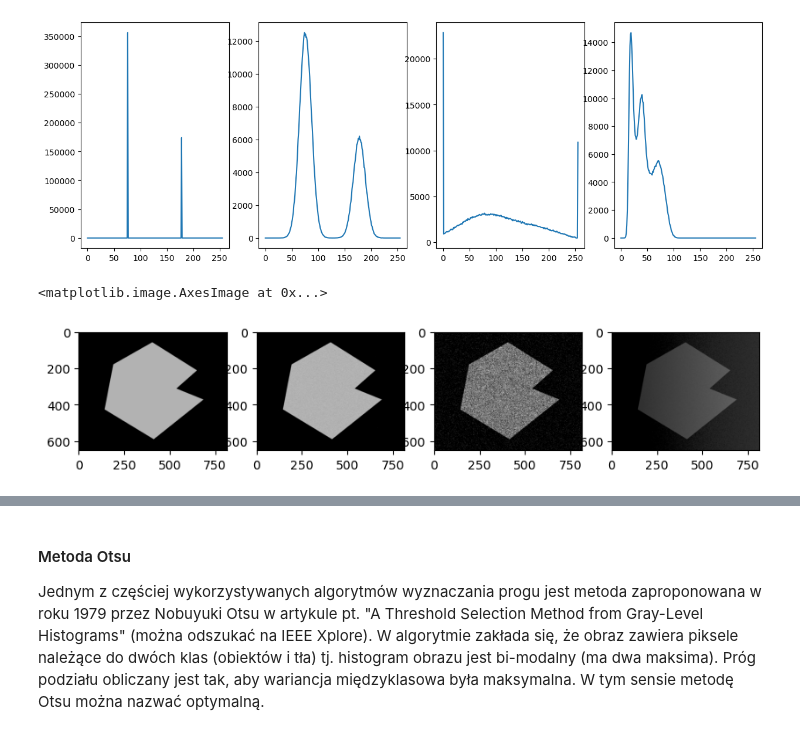
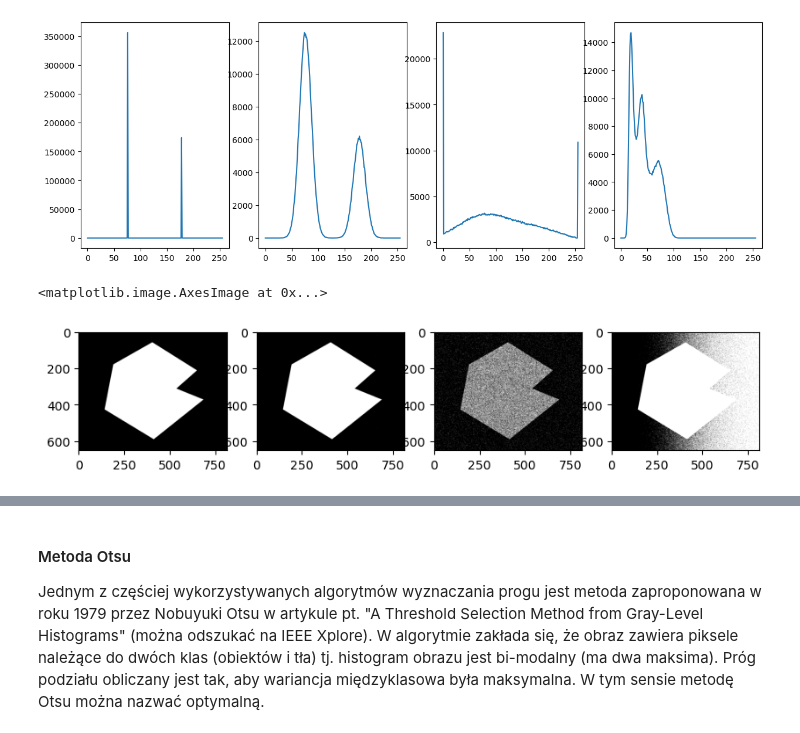
Before and after one commit to YgLK/computer_vision, a Jupyter notebook: lab04/04_thresholding.ipynb, the cells around one changed output, grey strips where cells are left out. Saved outputs shown, nothing was run; the diff lists cells and outputs as text; code cells hidden in the pictures.

```diff
--- a/lab04/04_thresholding.ipynb
+++ b/lab04/04_thresholding.ipynb
@@ -74,7 +74,7 @@ Na podstawie histogramu wyznacz próg i wykonaj binaryzację:
 Uwaga. Proszę powyższą funkcjonalność zaimplementować jako funkcję, gdyż przyda się w dalszej części ćwiczenia.
 # %%
 def binarization(img, treshold):
-    return img * (img > treshold)
+    return (img > treshold).astype('int')
 
 binary_coins = binarization(coins, 80)
 plt.imshow(binary_coins, cmap='gray')
@@ -128,21 +134,22 @@ axs[3].plot(fig_hist4)
 [<matplotlib.lines.Line2D at 0x...>]
 [figure]
 # %%
-fig_bin1 = binarization(fig1 , 80)
-fig_bin2 = binarization(fig2 , 125)
+# multiplied by 255 to get from [0,1] to [0,255] range
+fig_bin1 = binarization(fig1 , 80) * 255
+fig_bin2 = binarization(fig2 , 125) * 255
 # wyznaczenie odpowiedniego progu w fig3 i fig4 jest trudne
-fig_bin3 = binarization(fig3 , 170)
-fig_bin4 = binarization(fig4 , 30)
+fig_bin3 = binarization(fig3 , 170) * 255
+fig_bin4 = binarization(fig4 , 30) * 255
 # %%
 fig, axs = plt.subplots(1,4)
 
-axs[0].imshow(fig_bin1)
+axs[0].imshow(fig_bin1, cmap='gray')
 axs[1].imshow(fig_bin2)
 axs[2].imshow(fig_bin3)
 axs[3].imshow(fig_bin4)
 # %% [output]
 <matplotlib.image.AxesImage at 0x...>
-[figure, old version]
+[figure, new version]
 # %% [markdown]
 ### Automatyczne wyznaczanie progu binaryzacji
 
```
Also changed, not shown: parts of 35 cells of this notebook.
